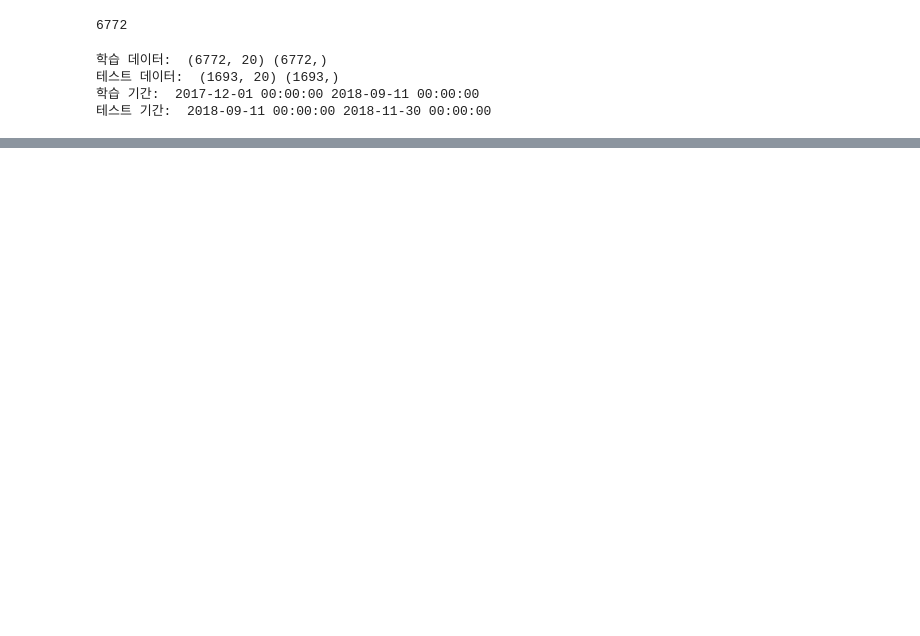
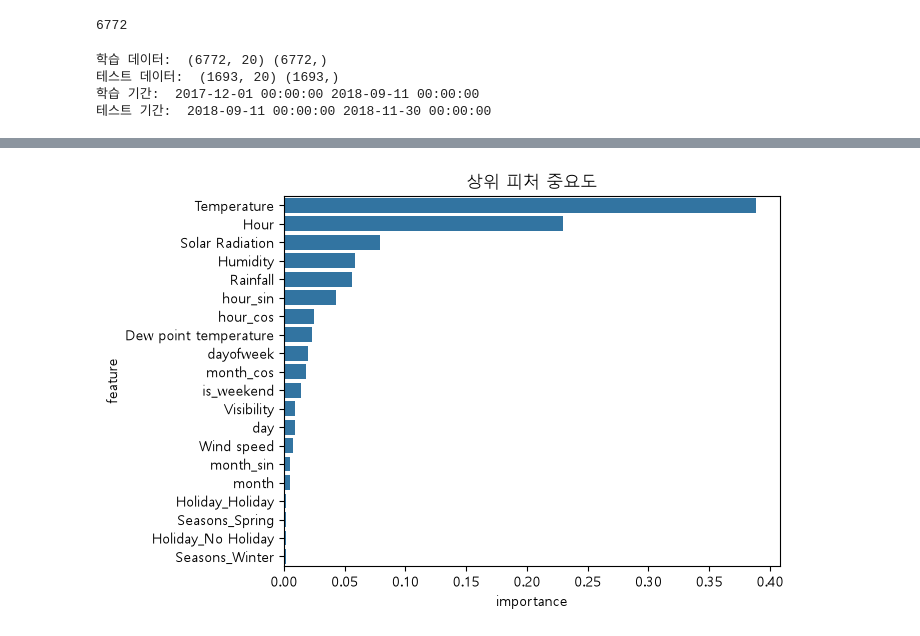
Before and after one commit to dkkim9212/10_MLDL, a Jupyter notebook: 4_서울 자전거 공유 수요 예측 데이터셋.ipynb, the cells around one changed output, grey strips where cells are left out. Saved outputs shown, nothing was run; the diff lists cells and outputs as text; code cells hidden in the pictures; blank space fills up the shorter version.

```diff
--- a/4_서울 자전거 공유 수요 예측 데이터셋.ipynb
+++ b/4_서울 자전거 공유 수요 예측 데이터셋.ipynb
@@ -331,0 +695,36 @@ print('테스트 기간: ', model_df.loc[split_idx:, 'Date'].min(), model_df.loc
+# %%
+# ColumnTransformer로 전처리한뒤, 최종적으로 만들어진 컬럼 이름들을 다시 얻어오는 함수
+# OneHotEncoder를 사용하면 컬럼 하나가 여러 컬럼으로 늘어나기 때문에, 모델의 feature importance 등을 확인할 때 유용
+"""
+reprocess_for_tree = ColumnTransformer(
+    transformers = [
+        ('num', tree_numeric_transformer, numeric_features),
+        ('cat', categorical_transformer, categorical_features)
+    ]
+)
+"""
+def get_feature_names(preprocessor):
+    names = []
+    for name, transformer, cols in preprocessor.transformers_:
+        if name == 'remainder' and transformer == 'drop':
+            continue
+        if hasattr(transformer, 'named_steps') and 'onehot' in transformer.named_steps:
+            onehot = transformer.named_steps['onehot']
+            names.extend(onehot.get_feature_names_out(cols))
+        else:
+            names.extend(cols)
+    return np.array(names)
+# %%
+# scikit-learn에서 학습을 통해 만들어진 속성
+# transformers_: Transformer 정보를 의미
+# feature_importances_: 피처 중요도를 의미
+# coef_: 가중치(기울기)
+# intercept_
+if hasattr(best_model.named_steps['model'], 'feature_importances_'):
+    feature_names = get_feature_names(best_model.named_steps['preprocess'])
+    importances = best_model.named_steps['model'].feature_importances_
+    importance_df = pd.DataFrame({
+        'feature': feature_names, 'importance': importances
+    }).sort_values('importance', ascending=False)
+
+importance_df
@@ -331,0 +749,6 @@ print('테스트 기간: ', model_df.loc[split_idx:, 'Date'].min(), model_df.loc
+# %%
+sns.barplot(data=importance_df.head(20), x='importance', y='feature')
+plt.title('상위 피처 중요도')
+plt.show()
+# %% [output]
+[figure, added]
```
Also changed, not shown: parts of 70 cells of this notebook, 6 other files.
